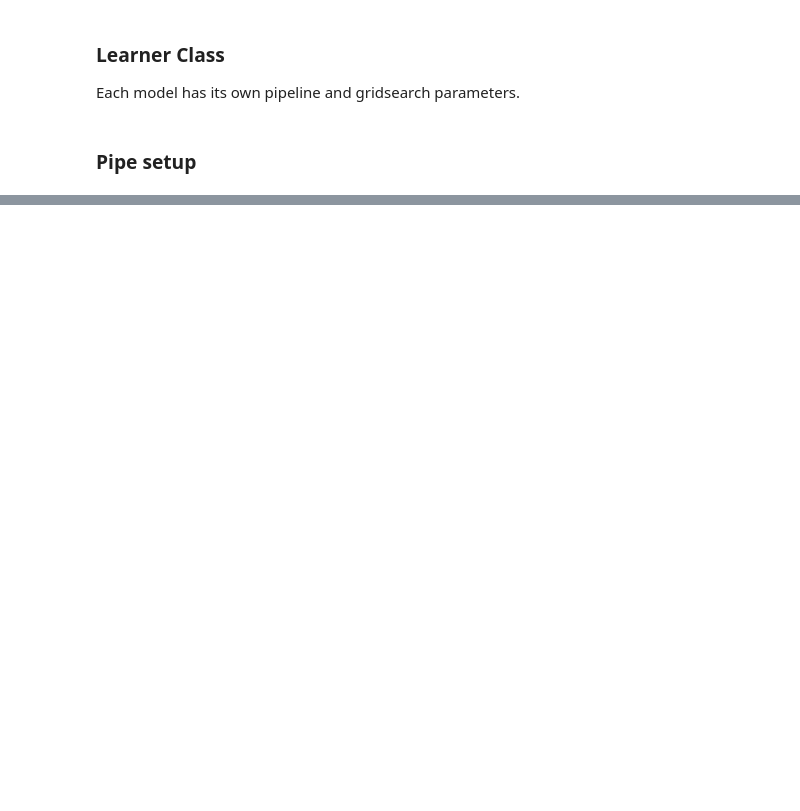
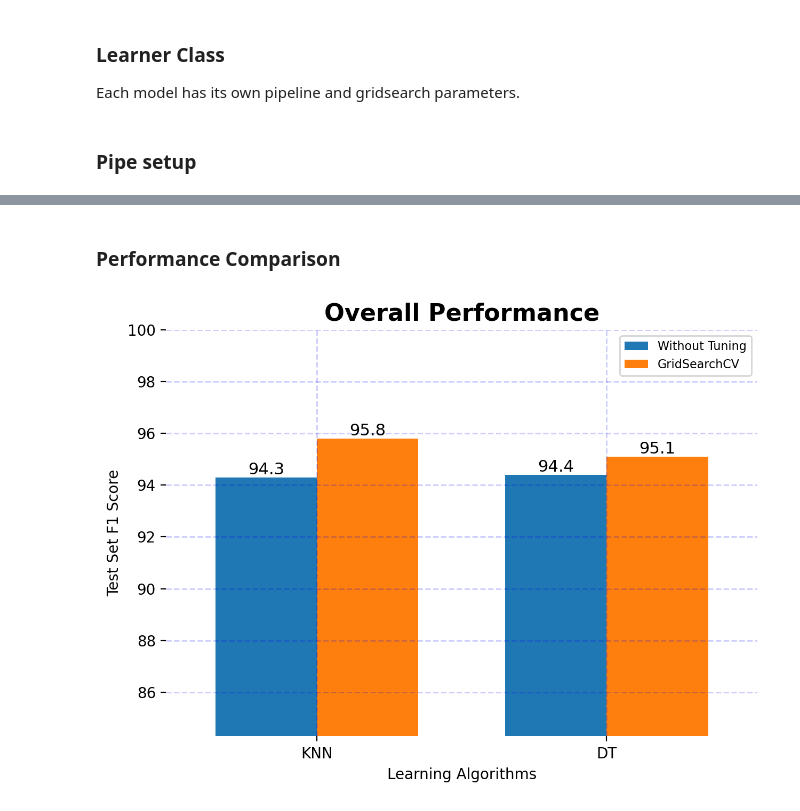
Before and after one commit to murilogustineli/hyper-tuning, a Jupyter notebook: gridsearch.ipynb, the cells around one changed output, grey strips where cells are left out. Cells and saved outputs as stored; diff of their text form; code cells hidden in the pictures; blank space fills up the shorter version.

```diff
--- a/gridsearch.ipynb
+++ b/gridsearch.ipynb
@@ -693,0 +889,39 @@ dt.clf.best_estimator_
+# %% [markdown]
+### Performance Comparison
+# %%
+# Plot final results
+def plot_model_results(breast_test, magic_test):
+    fig, ax = plt.subplots(figsize=(6.4, 4.8), dpi=200)
+    ax.margins(x=0.1, y=0.1)  # No margins on x and y-axis
+    ymin = np.min((breast_test, magic_test))
+    # Learner names
+    short_names = ['KNN', 'DT']
+    models = ['KNN', 'DecisionTree']
+    for i in range(len(models)):
+        x = np.arange(len(models))
+        width = 0.35
+        breast_bar = ax.bar(x[i] - width/2, breast_test[i], width=width, color='tab:blue')
+        magic_bar = ax.bar(x[i] + width/2, magic_test[i], width=width, color='tab:orange')
+        ax.set_xticks(x, short_names)
+        ax.bar_label(breast_bar, fontsize=11)
+        ax.bar_label(magic_bar, fontsize=11)
+    ax.set_title(f'Overall Performance', weight='bold', fontsize=16)
+    ax.set_xlabel('Learning Algorithms')
+    ax.set_ylabel('Test Set F1 Score')
+    ax.grid(color='blue', linestyle='--', linewidth=1, alpha=0.2)
+    ax.legend(['Without Tuning', 'GridSearchCV'], loc='upper right', fontsize=8)
+    ax.spines[['top', 'right', 'bottom', 'left']].set_visible(False)
+    ax.set_ylim([ymin-10, 100])
+    fig.tight_layout()
+    # plt.savefig(f'./plots/PerformanceSummary.png')
+    plt.show()
+# %%
+# Without tuning
+no_search = np.multiply([knn_f1, dt_f1], 100)
+# GridSearchCV
+grid_search = np.multiply([knn.scores['f1'], dt.scores['f1']], 100)
+
+# Plot results
+plot_model_results(no_search, grid_search)
+# %% [output]
+[figure, added]
```
Also changed, not shown: parts of 53 cells of this notebook.
